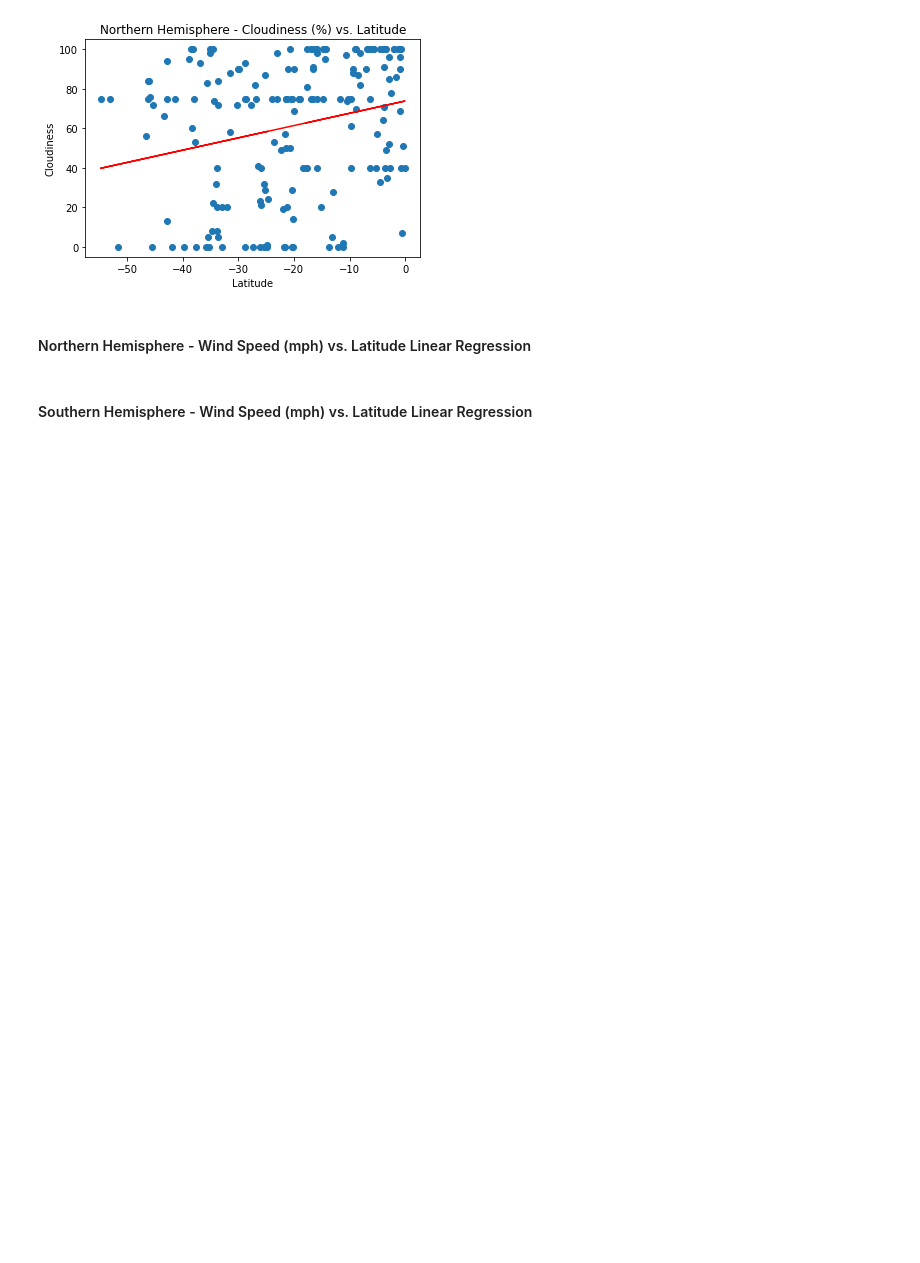
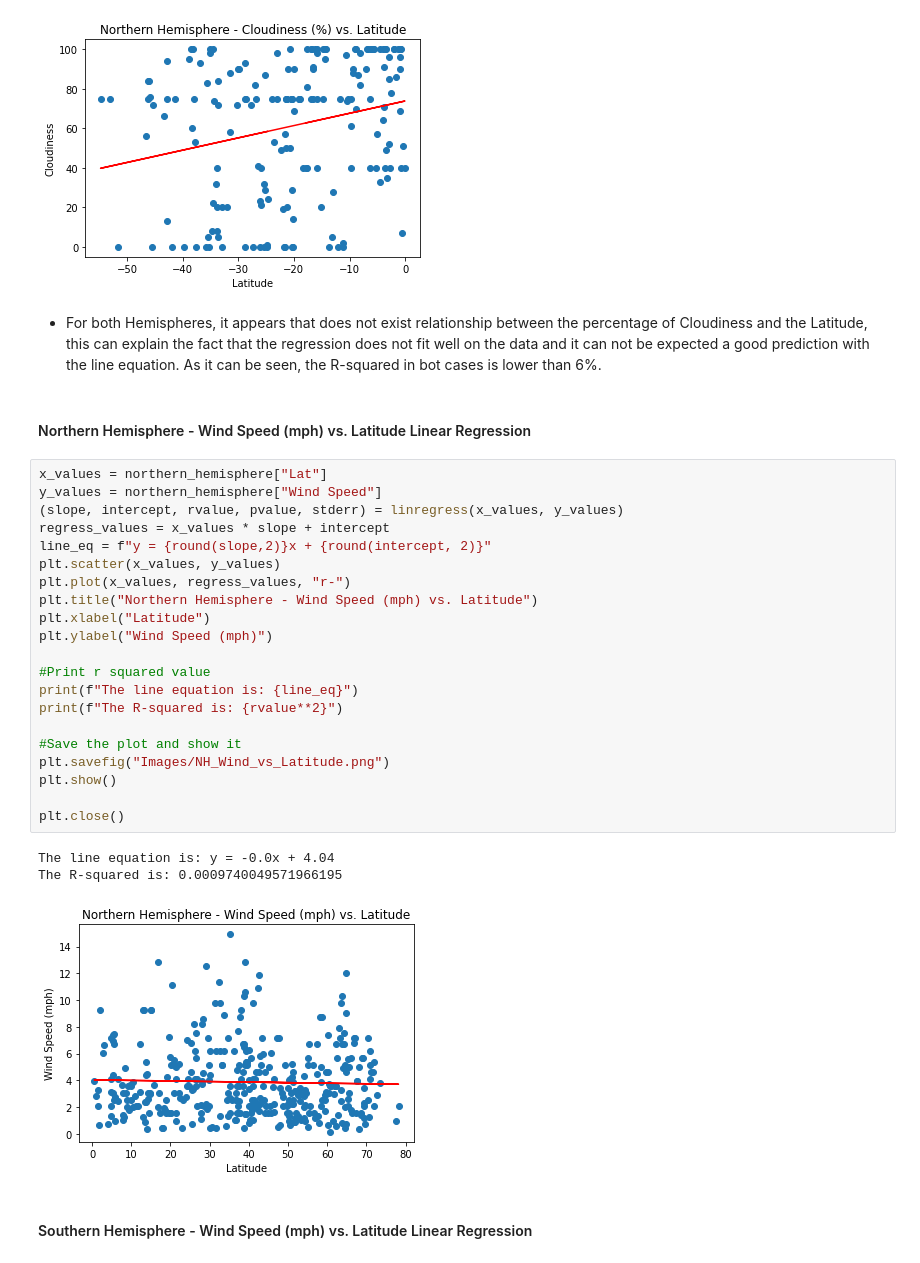
Before and after one commit to damontufar/python-api-challenge, a Jupyter notebook: WeatherPy/WeatherPy.ipynb, the cells around one changed output. Saved outputs shown, nothing was run; the diff lists cells and outputs as text; blank space fills up the shorter version.

```diff
--- a/WeatherPy/WeatherPy.ipynb
+++ b/WeatherPy/WeatherPy.ipynb
@@ -453,7 +453,34 @@ plt.close()
 The line equation is: y = 0.62x + 73.82
 The R-squared is: 0.059401501658865166
 [figure]
+# %% [markdown]
+- For both Hemispheres, it appears that does not exist relationship between the percentage of Cloudiness and the Latitude, this can explain the fact that the regression does not fit well on the data and it can not be expected a good prediction with the line equation. As it can be seen, the R-squared in bot cases is lower than 6%.
 # %% [markdown]
 ####  Northern Hemisphere - Wind Speed (mph) vs. Latitude Linear Regression
+# %%
+x_values = northern_hemisphere["Lat"]
+y_values = northern_hemisphere["Wind Speed"]
+(slope, intercept, rvalue, pvalue, stderr) = linregress(x_values, y_values)
+regress_values = x_values * slope + intercept
+line_eq = f"y = {round(slope,2)}x + {round(intercept, 2)}"
+plt.scatter(x_values, y_values)
+plt.plot(x_values, regress_values, "r-")
+plt.title("Northern Hemisphere - Wind Speed (mph) vs. Latitude")
+plt.xlabel("Latitude")
+plt.ylabel("Wind Speed (mph)")
+
+#Print r squared value
+print(f"The line equation is: {line_eq}")
+print(f"The R-squared is: {rvalue**2}")
+
+#Save the plot and show it
+plt.savefig("Images/NH_Wind_vs_Latitude.png")
+plt.show()
+
+plt.close()
+# %% [output]
+The line equation is: y = -0.0x + 4.04
+The R-squared is: 0.0009740049571966195
+[figure, added]
 # %% [markdown]
 ####  Southern Hemisphere - Wind Speed (mph) vs. Latitude Linear Regression
```
Also changed, not shown: parts of 4 cells of this notebook.
